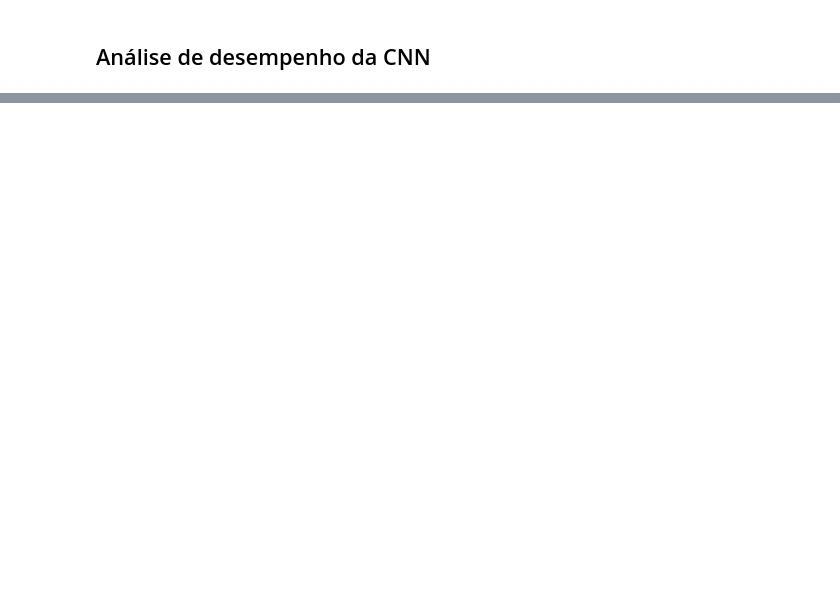
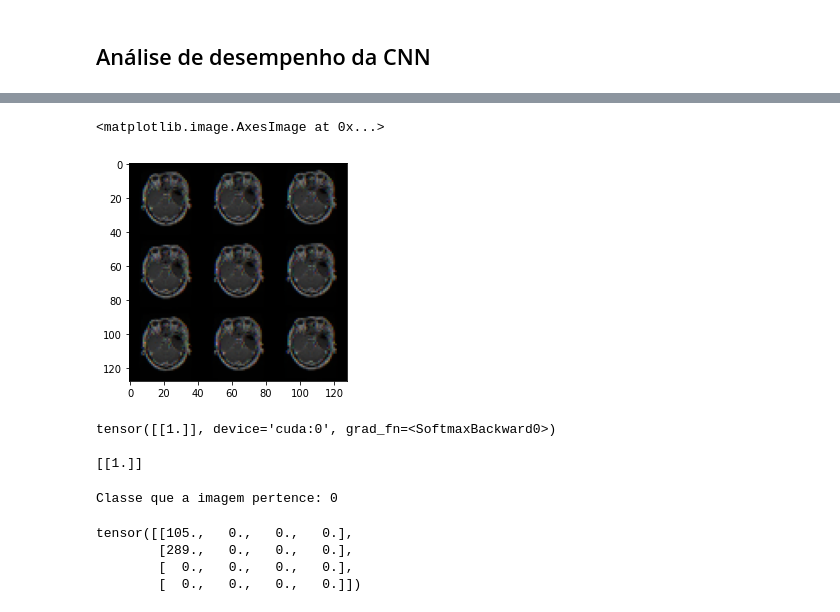
Before and after one commit to wander-asb/MRI_CLASSIFICATION, a Jupyter notebook: Binary_Classification_of_Brain_Tumor_Images.ipynb, the cells around one changed output, grey strips where cells are left out. Cells and saved outputs as stored; diff of their text form; code cells hidden in the pictures; blank space fills up the shorter version.

```diff
--- a/Binary_Classification_of_Brain_Tumor_Images.ipynb
+++ b/Binary_Classification_of_Brain_Tumor_Images.ipynb
@@ -293,0 +319,6 @@ plt.show()
+# %%
+imagem1 = next(iter(train_loader))[0][1].view(128, 128, 3)
+plt.imshow(imagem1)
+# %% [output]
+<matplotlib.image.AxesImage at 0x...>
+[figure, added]
@@ -293,0 +328,36 @@ plt.show()
+# %%
+previsao = classificador.forward(imagem)
+
+previsao = F.softmax(previsao, dim=1)
+print(previsao)
+print()
+previsao = previsao.cpu().detach().numpy()
+print(previsao)
+# %% [output]
+tensor([[1.]], device='cuda:0', grad_fn=<SoftmaxBackward0>)
+
+[[1.]]
+# %%
+resultado = np.argmax(previsao)
+print("Classe que a imagem pertence: {}".format(resultado))
+# %% [output]
+Classe que a imagem pertence: 0
+# %%
+nb_classes = 4
+
+confusion_matrix = torch.zeros(nb_classes, nb_classes)
+with torch.no_grad():
+    for i, (inputs, classes) in enumerate(test_loader):
+        inputs = inputs.to(device)
+        classes = classes.to(device)
+        outputs = classificador(inputs)
+        _, preds = torch.max(outputs, 1)
+        for t, p in zip(classes.view(-1), preds.view(-1)):
+                confusion_matrix[t.long(), p.long()] += 1
+
+print(confusion_matrix)
+# %% [output]
+tensor([[105.,   0.,   0.,   0.],
+        [289.,   0.,   0.,   0.],
+        [  0.,   0.,   0.,   0.],
+        [  0.,   0.,   0.,   0.]])
```
Also changed, not shown: parts of 11 cells of this notebook.
